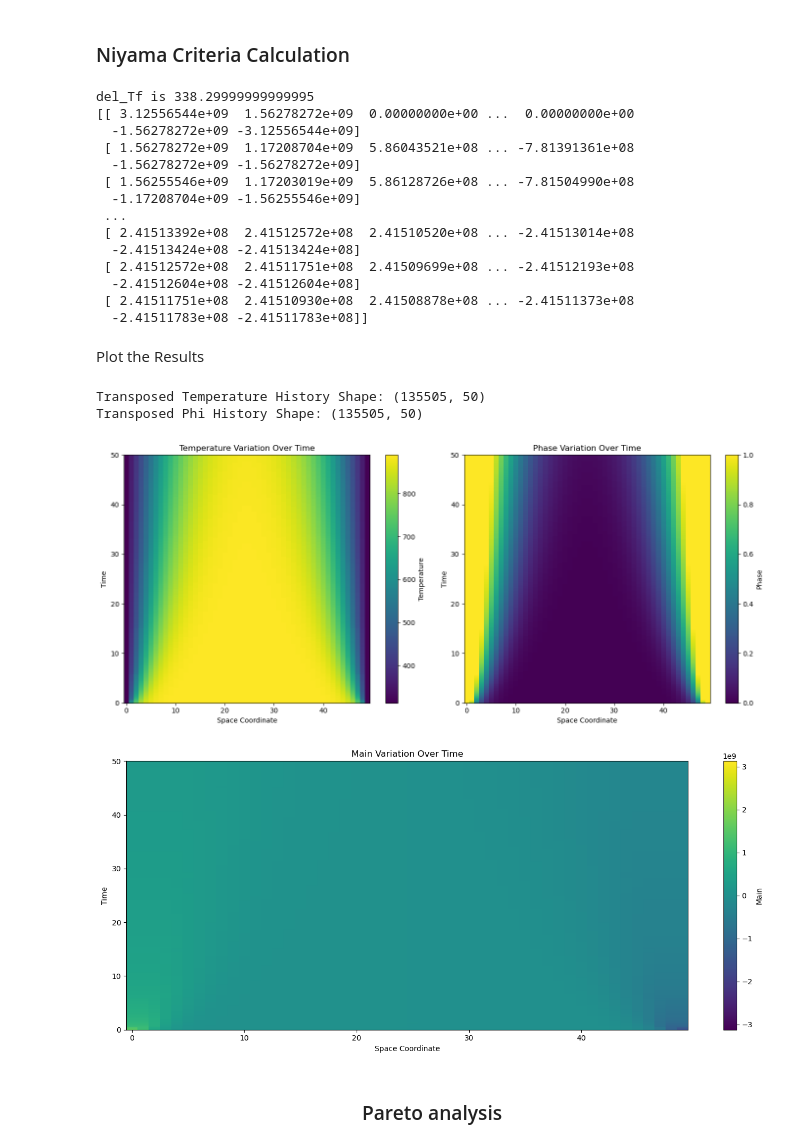
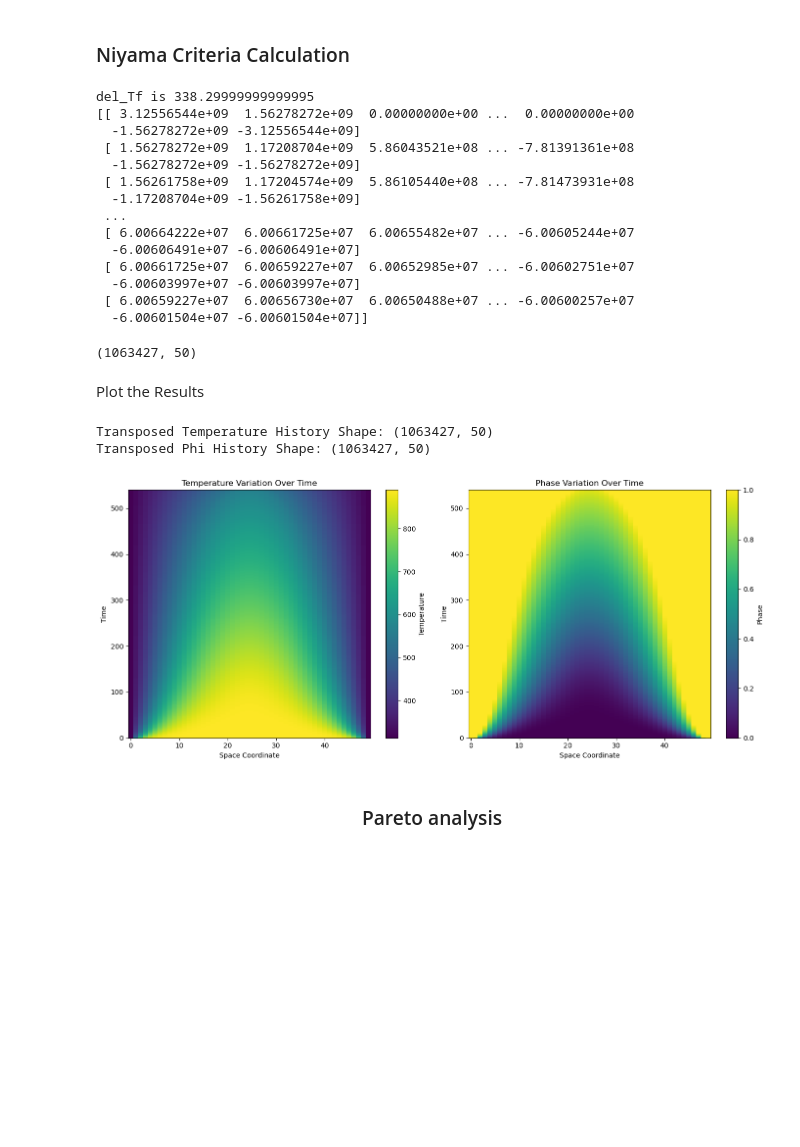
Before and after one commit to radhikrammohan/1D_HT_Pinn, a Jupyter notebook: Data_prep/1D_SVR/DOE/1D_HT_DOE.ipynb, the cells around one changed output. Cells and saved outputs as stored; diff of their text form; code cells hidden in the pictures; blank space fills up the shorter version.

```diff
--- a/Data_prep/1D_SVR/DOE/1D_HT_DOE.ipynb
+++ b/Data_prep/1D_SVR/DOE/1D_HT_DOE.ipynb
@@ -23,14 +23,14 @@ from ht_sim import sim1d
 Define the constants and initial conditions
 # %%
 # Geometry
-length = 1e-2                 # Length of the rod
+length = 1e-2             # Length of the rod
 
 # Material properties
 rho = 2760.0                      # Density of AL380 (kg/m^3)
 rho_l = rho
 rho_s = rho *1.5
 rho_m = rho
-k = 150.0                        # W/m-K
+k = 109.0                        # W/m-K
 k_l = k                        # W/m-K
 k_s = k                        # W/m-K
 k_m = k                        # W/m-K
@@ -45,10 +45,10 @@ aplha_m = alpha
 print('alpha ia',alpha)
 #L_fusion = 3.9e3                 # J/kg
 L_fusion = 389e3               # J/kg
-
+         # Thermal diffusivity
 # Spatial discretization
 
-num_points = 50                  # Number of spatial points
+num_points = 50                 # Number of spatial points
 dx = length / (num_points - 1)
 print('dx is',dx)
                                    #dt = time_end/num_steps
@@ -57,10 +57,11 @@ print('dx is',dx)
 
 # Time Discretization
 #
-time_end = 50                # seconds
+time_end = 540              # seconds
 #num_steps = 10000
 # dt = time_end/num_steps
 dt = abs(0.5 *(dx**2/alpha))
+
 print('dt is ',dt)
 num_steps = round(time_end/dt) +1
 print('num_steps is',num_steps)
@@ -200,15 +201,21 @@ del_Tf is 338.29999999999995
   -1.56278272e+09 -3.12556544e+09]
  [ 1.56278272e+09  1.17208704e+09  5.86043521e+08 ... -7.81391361e+08
   -1.56278272e+09 -1.56278272e+09]
- [ 1.56255546e+09  1.17203019e+09  5.86128726e+08 ... -7.81504990e+08
-  -1.17208704e+09 -1.56255546e+09]
+ [ 1.56261758e+09  1.17204574e+09  5.86105440e+08 ... -7.81473931e+08
+  -1.17208704e+09 -1.56261758e+09]
  ...
- [ 2.41513392e+08  2.41512572e+08  2.41510520e+08 ... -2.41513014e+08
-  -2.41513424e+08 -2.41513424e+08]
- [ 2.41512572e+08  2.41511751e+08  2.41509699e+08 ... -2.41512193e+08
-  -2.41512604e+08 -2.41512604e+08]
- [ 2.41511751e+08  2.41510930e+08  2.41508878e+08 ... -2.41511373e+08
-  -2.41511783e+08 -2.41511783e+08]]
+ [ 6.00664222e+07  6.00661725e+07  6.00655482e+07 ... -6.00605244e+07
+  -6.00606491e+07 -6.00606491e+07]
+ [ 6.00661725e+07  6.00659227e+07  6.00652985e+07 ... -6.00602751e+07
+  -6.00603997e+07 -6.00603997e+07]
+ [ 6.00659227e+07  6.00656730e+07  6.00650488e+07 ... -6.00600257e+07
+  -6.00601504e+07 -6.00601504e+07]]
+# %%
+temperature_history = np.array(temperature_history)
+phi_history = np.array(phi_history)
+print(temperature_history.shape)
+# %% [output]
+(1063427, 50)
 # %% [markdown]
 Plot the Results
 # %%
@@ -219,46 +226,45 @@ phi_history = np.array(phi_history)
 
 
 # Check the new shape after transposing
 print("Transposed Temperature History Shape:", temperature_history.shape)
 print("Transposed Phi History Shape:", phi_history.shape)
 
 # Create a meshgrid for space and time coordinates
 space_coord, time_coord = np.meshgrid(np.arange(temperature_history.shape[1]), np.arange(temperature_history.shape[0]))
 
 time_coord = time_coord * dt
 # Create a figure with two subplots
 fig, (ax1, ax2) = plt.subplots(1, 2, figsize=(14, 6))
 
 # Plot the temperature history on the left subplot
 im1 = ax1.pcolormesh(space_coord, time_coord, temperature_history, cmap='viridis')
 ax1.set_xlabel('Space Coordinate')
 ax1.set_ylabel('Time')
 ax1.set_title('Temperature Variation Over Time')
 fig.colorbar(im1, ax=ax1, label='Temperature')
 
 # Plot the phase history on the right subplot
 im2 = ax2.pcolormesh(space_coord, time_coord, phi_history, cmap='viridis')
 ax2.set_xlabel('Space Coordinate')
 ax2.set_ylabel('Time')
 ax2.set_title('Phase Variation Over Time')
 fig.colorbar(im2, ax=ax2, label='Phase')
 plt.tight_layout()
 plt.show()
 
-#plot the main
-fig, ax = plt.subplots(figsize=(14, 6))
-im = ax.pcolormesh(space_coord, time_coord, Niyama, cmap='viridis')
-ax.set_xlabel('Space Coordinate')
-ax.set_ylabel('Time')
-ax.set_title('Main Variation Over Time')
-fig.colorbar(im, ax=ax, label='Main')
-plt.tight_layout()
-plt.show()
+# #plot the main
+# fig, ax = plt.subplots(figsize=(14, 6))
+# im = ax.pcolormesh(space_coord, time_coord, Niyama, cmap='viridis')
+# ax.set_xlabel('Space Coordinate')
+# ax.set_ylabel('Time')
+# ax.set_title('Main Variation Over Time')
+# fig.colorbar(im, ax=ax, label='Main')
+# plt.tight_layout()
+# plt.show()
 # %% [output]
-Transposed Temperature History Shape: (135505, 50)
-Transposed Phi History Shape: (135505, 50)
+Transposed Temperature History Shape: (1063427, 50)
+Transposed Phi History Shape: (1063427, 50)
-[figure, old version]
+[figure, new version]
-[figure, removed]
 # %% [markdown]
 ### <center>Pareto analysis</center>
 # %% [markdown]
```
Also changed, not shown: parts of 6 cells of this notebook, 4 other files.
